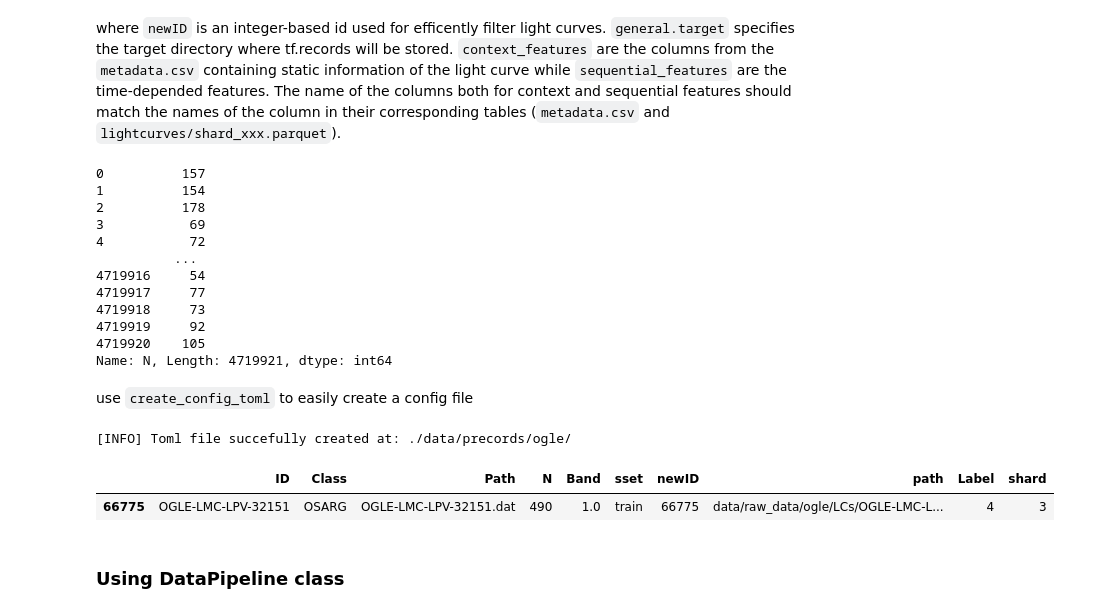
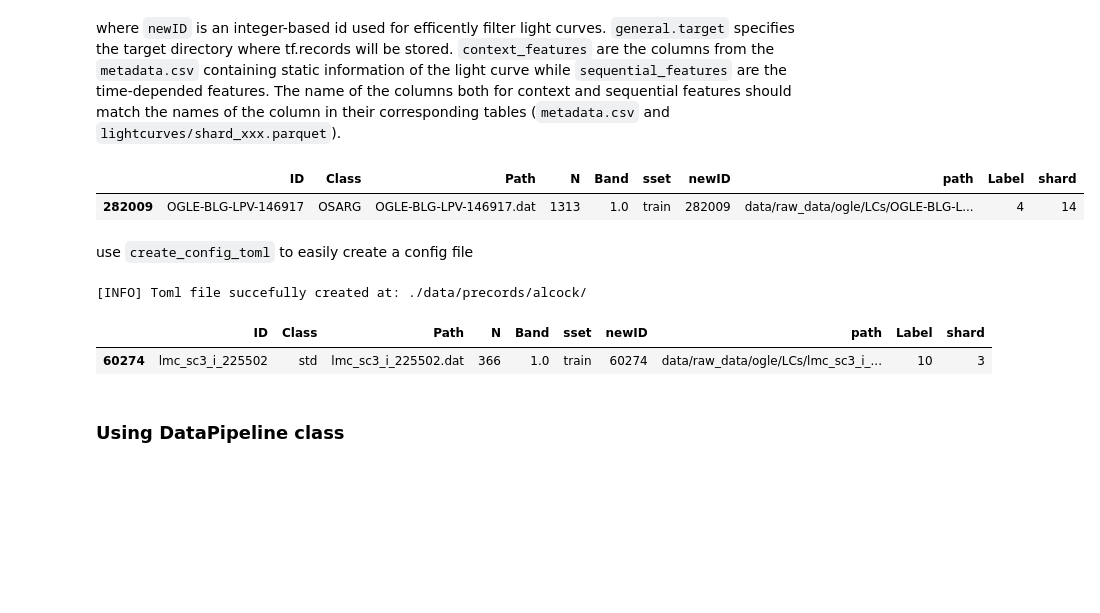
Before and after one commit to cridonoso/astromer, a Jupyter notebook: presentation/notebooks/CreateRecords.ipynb, the cells around one changed output. Cells and saved outputs as stored; diff of their text form; code cells hidden in the pictures; blank space fills up the shorter version.

```diff
--- a/presentation/notebooks/CreateRecords.ipynb
+++ b/presentation/notebooks/CreateRecords.ipynb
@@ -96,42 +76,31 @@ In order to specify record features you have to create a `config.toml` file. A t
 # %% [markdown]
 where `newID` is an integer-based id used for efficently filter light curves. `general.target` specifies the target directory where tf.records will be stored. `context_features` are the columns from the `metadata.csv` containing static information of the light curve while `sequential_features` are the time-depended features. The name of the columns both for context and sequential features should match the names of the column in their corresponding tables (`metadata.csv` and `lightcurves/shard_xxx.parquet`).
 # %%
-METAPATH = './data/praw/atlas/metadata.parquet'
-OBSPATH  = './data/praw/atlas/light_curves/'
+METAPATH = './data/praw/ogle/metadata.parquet'
+OBSPATH  = './data/praw/ogle/light_curves/'
 # %%
 metadata = pd.read_parquet(METAPATH)
 # %%
-metadata.columns, pl.read_parquet(os.path.join(OBSPATH, 'shard_000.parquet')).columns
-metadata['N']#.astype(str)
+metadata.sample(1)
 # %% [output]
-0          157
-1          154
-2          178
-3           69
-4           72
-          ...
-4719916     54
-4719917     77
-4719918     73
-4719919     92
-4719920    105
-Name: N, Length: 4719921, dtype: int64
+|  | ID | Class | Path | N | Band | sset | newID | path | Label | shard |
+| 282009 | OGLE-BLG-LPV-146917 | OSARG | OGLE-BLG-LPV-146917.dat | 1313 | 1.0 | train | 282009 | data/raw_data/ogle/LCs/OGLE-BLG-L... | 4 | 14 |
 # %% [markdown]
 use `create_config_toml` to easily create a config file
 # %%
 create_config_toml(parquet_id='newID',
-                   target='./data/precords/ogle/',
-                   context_features=['ID', 'Label', 'Class', 'N', 'Band', 'shard'],
+                   target='./data/precords/alcock/',
+                   context_features=['ID', 'Class', 'N', 'Band', 'Label', 'shard'],
                    sequential_features=['mjd', 'mag', 'errmag'],
-                   context_dtypes=['string', 'integer', 'string', 'integer', 'integer', 'integer'],
+                   context_dtypes=['string', 'string', 'integer', 'integer', 'integer', 'integer'],
                    sequential_dtypes=['float', 'float', 'float'])
 # %% [output]
-[INFO] Toml file succefully created at: ./data/precords/ogle/
+[INFO] Toml file succefully created at: ./data/precords/alcock/
 # %%
 metadata.sample()
 # %% [output]
 |  | ID | Class | Path | N | Band | sset | newID | path | Label | shard |
-| 66775 | OGLE-LMC-LPV-32151 | OSARG | OGLE-LMC-LPV-32151.dat | 490 | 1.0 | train | 66775 | data/raw_data/ogle/LCs/OGLE-LMC-L... | 4 | 3 |
+| 60274 | lmc_sc3_i_225502 | std | lmc_sc3_i_225502.dat | 366 | 1.0 | train | 60274 | data/raw_data/ogle/LCs/lmc_sc3_i_... | 10 | 3 |
 # %% [markdown]
 ### Using DataPipeline class
 # %% [markdown]
```
Also changed, not shown: parts of 18 cells of this notebook, 12 other files.
